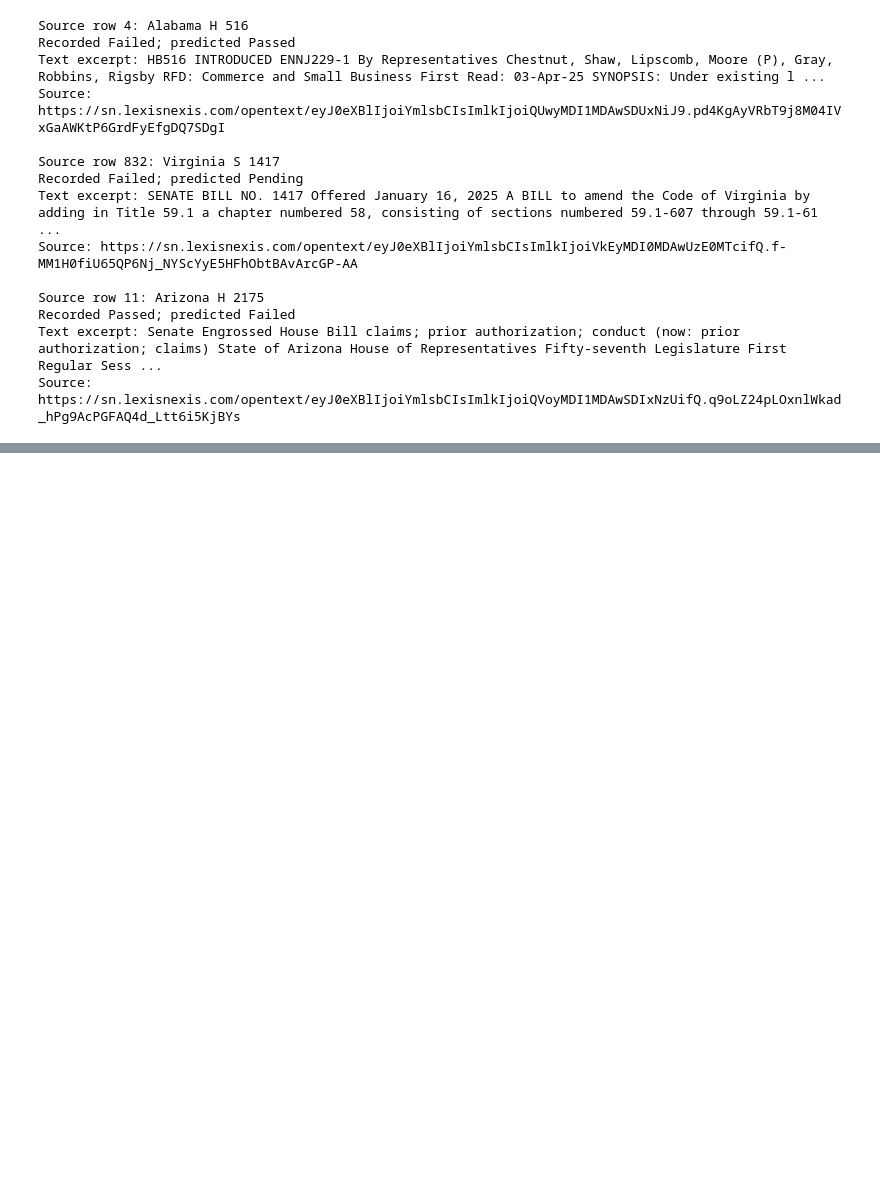
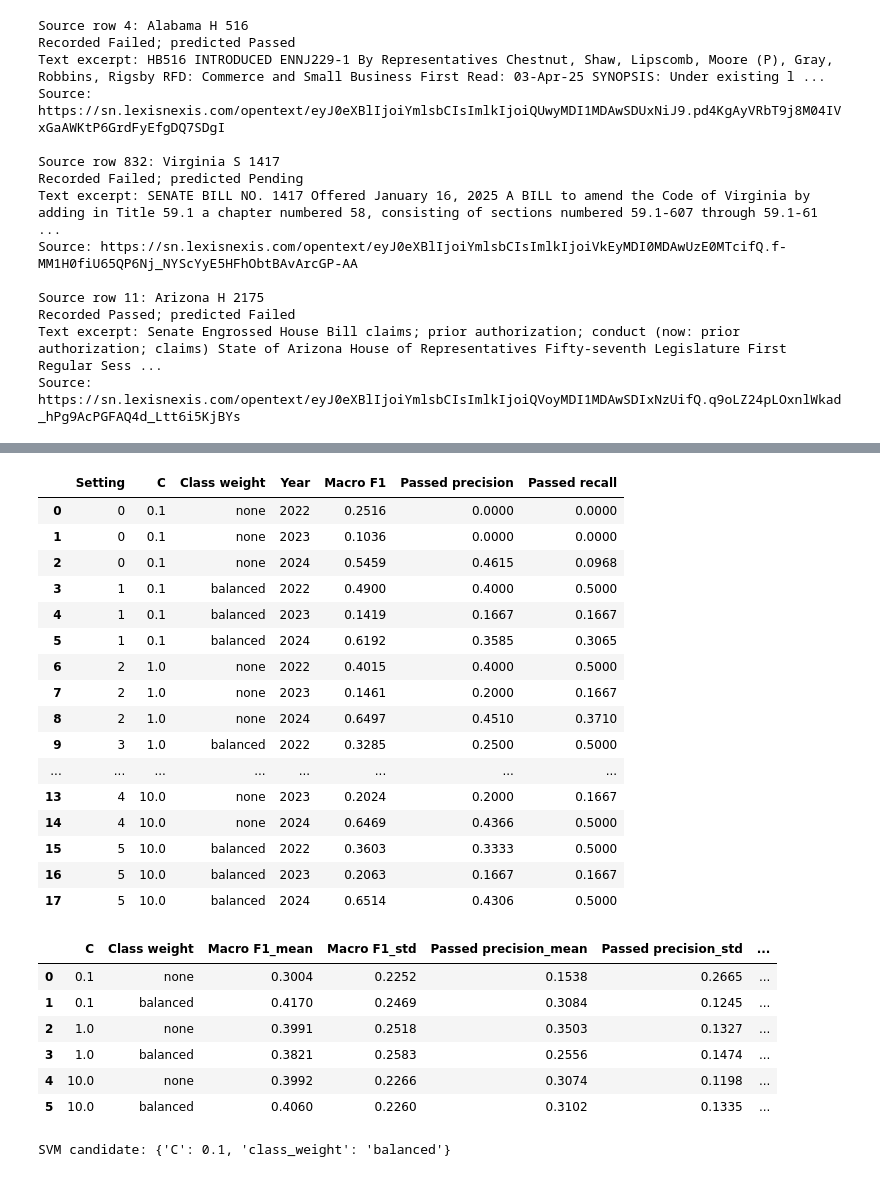
Before and after one commit to dhMontes/siads696-state-of-ai, a Jupyter notebook: notebooks/06_model_evaluation.ipynb, the cells around one changed output, grey strips where cells are left out. Drawn from its saved outputs; the diff is of its cells as text; code cells hidden in the pictures; blank space fills up the shorter version.

```diff
--- a/notebooks/06_model_evaluation.ipynb
+++ b/notebooks/06_model_evaluation.ipynb
@@ -343,0 +359,60 @@ The broader concern is missed Passed records: 121 were classified as Failed and
+# %%
+svm_settings = [{"C": c, "class_weight": weight}
+                for c in [0.1, 1, 10] for weight in [None, "balanced"]]
+svm_rows = []
+for setting, params in enumerate(svm_settings):
+    for year, fold_train, fold_validation in folds:
+        result = ch.run_experiment(
+            model_type="linear_svm", feature_set="bill_text",
+            train_df=fold_train, val_df=fold_validation, target=TARGET,
+            feature_groups=FEATURE_GROUPS, feature_sets=FEATURE_SETS,
+            tfidf_params=TFIDF_PARAMS, model_params=params,
+        )["metrics"]
+        svm_rows.append({
+            "Setting": setting, "C": params["C"],
+            "Class weight": params["class_weight"] or "none", "Year": year,
+            "Macro F1": result["Val_Macro_F1"],
+            "Passed precision": result["Passed_Precision"],
+            "Passed recall": result["Passed_Recall"],
+        })
+svm_scores = pd.DataFrame(svm_rows)
+metrics = ["Macro F1", "Passed precision", "Passed recall"]
+svm_summary = svm_scores.groupby(
+    ["Setting", "C", "Class weight"], sort=False
+)[metrics].agg(["mean", "std"])
+svm_summary.columns = [f"{metric}_{stat}" for metric, stat in svm_summary.columns]
+svm_summary = svm_summary.reset_index()
+best_setting = int(svm_summary.sort_values(
+    "Macro F1_mean", ascending=False, kind="stable"
+).iloc[0]["Setting"])
+candidate_params = svm_settings[best_setting]
+svm_scores.to_csv(output_dir / "svm_sensitivity_folds.csv", index=False)
+svm_summary.to_csv(output_dir / "svm_sensitivity_summary.csv", index=False)
+display(svm_scores.round(4), svm_summary.drop(columns="Setting").round(4))
+print(f"SVM candidate: {candidate_params}")
+# %% [output]
+|  | Setting | C | Class weight | Year | Macro F1 | Passed precision | Passed recall |
+| 0 | 0 | 0.1 | none | 2022 | 0.2516 | 0.0000 | 0.0000 |
+| 1 | 0 | 0.1 | none | 2023 | 0.1036 | 0.0000 | 0.0000 |
+| 2 | 0 | 0.1 | none | 2024 | 0.5459 | 0.4615 | 0.0968 |
+| 3 | 1 | 0.1 | balanced | 2022 | 0.4900 | 0.4000 | 0.5000 |
+| 4 | 1 | 0.1 | balanced | 2023 | 0.1419 | 0.1667 | 0.1667 |
+| 5 | 1 | 0.1 | balanced | 2024 | 0.6192 | 0.3585 | 0.3065 |
+| 6 | 2 | 1.0 | none | 2022 | 0.4015 | 0.4000 | 0.5000 |
+| 7 | 2 | 1.0 | none | 2023 | 0.1461 | 0.2000 | 0.1667 |
+| 8 | 2 | 1.0 | none | 2024 | 0.6497 | 0.4510 | 0.3710 |
+| 9 | 3 | 1.0 | balanced | 2022 | 0.3285 | 0.2500 | 0.5000 |
+| ... | ... | ... | ... | ... | ... | ... | ... |
+| 13 | 4 | 10.0 | none | 2023 | 0.2024 | 0.2000 | 0.1667 |
+| 14 | 4 | 10.0 | none | 2024 | 0.6469 | 0.4366 | 0.5000 |
+| 15 | 5 | 10.0 | balanced | 2022 | 0.3603 | 0.3333 | 0.5000 |
+| 16 | 5 | 10.0 | balanced | 2023 | 0.2063 | 0.1667 | 0.1667 |
+| 17 | 5 | 10.0 | balanced | 2024 | 0.6514 | 0.4306 | 0.5000 |
+|  | C | Class weight | Macro F1_mean | Macro F1_std | Passed precision_mean | Passed precision_std | ... |
+| 0 | 0.1 | none | 0.3004 | 0.2252 | 0.1538 | 0.2665 | ... |
+| 1 | 0.1 | balanced | 0.4170 | 0.2469 | 0.3084 | 0.1245 | ... |
+| 2 | 1.0 | none | 0.3991 | 0.2518 | 0.3503 | 0.1327 | ... |
+| 3 | 1.0 | balanced | 0.3821 | 0.2583 | 0.2556 | 0.1474 | ... |
+| 4 | 10.0 | none | 0.3992 | 0.2266 | 0.3074 | 0.1198 | ... |
+| 5 | 10.0 | balanced | 0.4060 | 0.2260 | 0.3102 | 0.1335 | ... |
+SVM candidate: {'C': 0.1, 'class_weight': 'balanced'}
```
Also changed, not shown: parts of 16 cells of this notebook, 1 other file.
